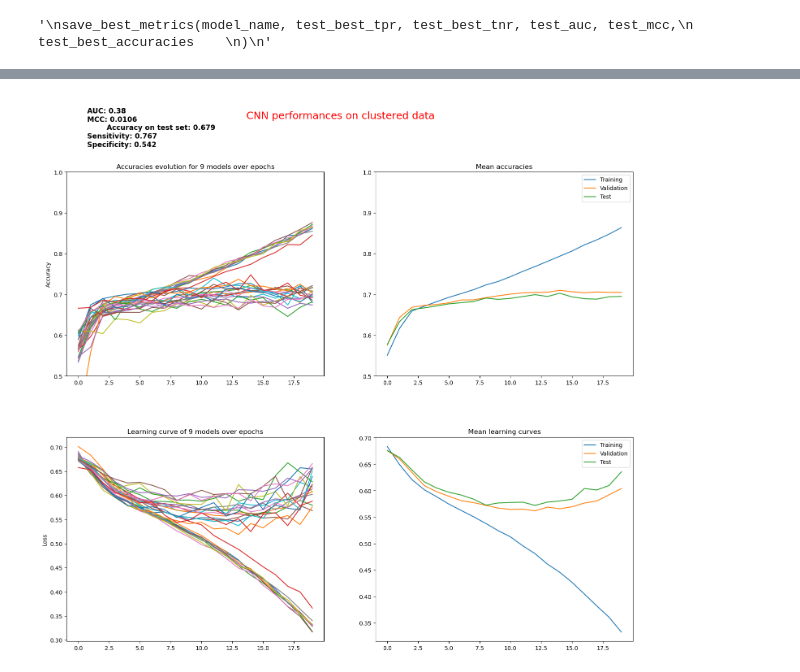
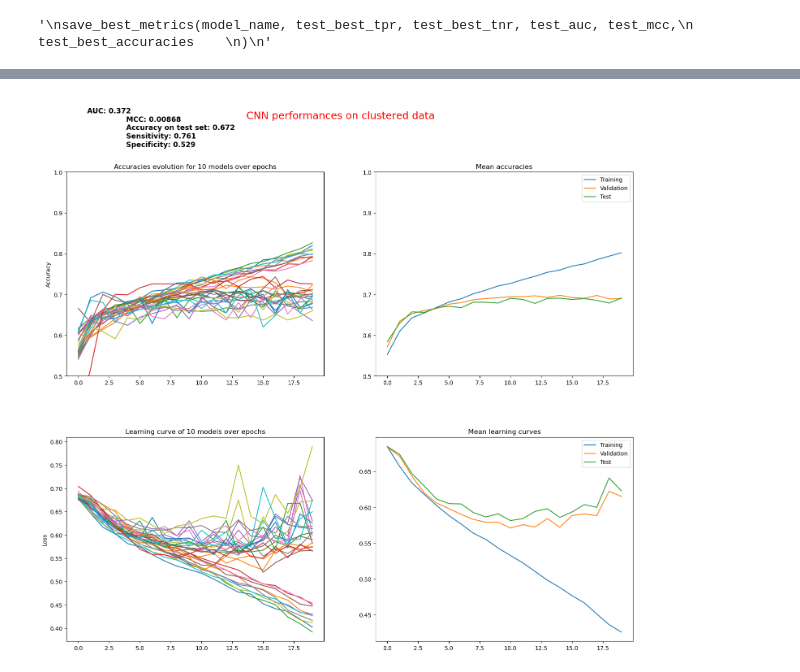
Before and after one commit to DeepRank/3D-Vac, a Jupyter notebook: src/exploration/explore_class_struct_xvalidation.ipynb, the cells around one changed output, grey strips where cells are left out. Saved outputs shown, nothing was run; the diff lists cells and outputs as text; code cells hidden in the pictures.

```diff
--- a/src/exploration/explore_class_struct_xvalidation.ipynb
+++ b/src/exploration/explore_class_struct_xvalidation.ipynb
@@ -284,6 +289,6 @@ Plotting took 1.3507142066955566 seconds
 # %%
 model_name = "clustered" # This line is the input for the model name
 #models_path = "/projects/0/einf2380/data/pMHCII/trained_models/CNN/classification/hla_drb1_0101_15mers/struct/CnnClassificationBaseline/" # Path where all models are located
-models_path = "/projects/0/einf2380/data/pMHCII/trained_models/CNN/classification/hla_drb1_0101_15mers_5conv/struct/CnnClassification5Conv/"
+models_path = "/projects/0/einf2380/data/pMHCII/trained_models/CNN/classification/hla_drb1_0101_15mers_4conv/struct/CnnClassification4Conv/"
 format_metrics(model_name, models_path)
 # %% [output]
@@ -302 +307 @@ Plotting took 1.2469456195831299 seconds
-[figure, old version]
+[figure, new version]
```
Also changed, not shown: parts of 7 cells of this notebook, 9 other files.
